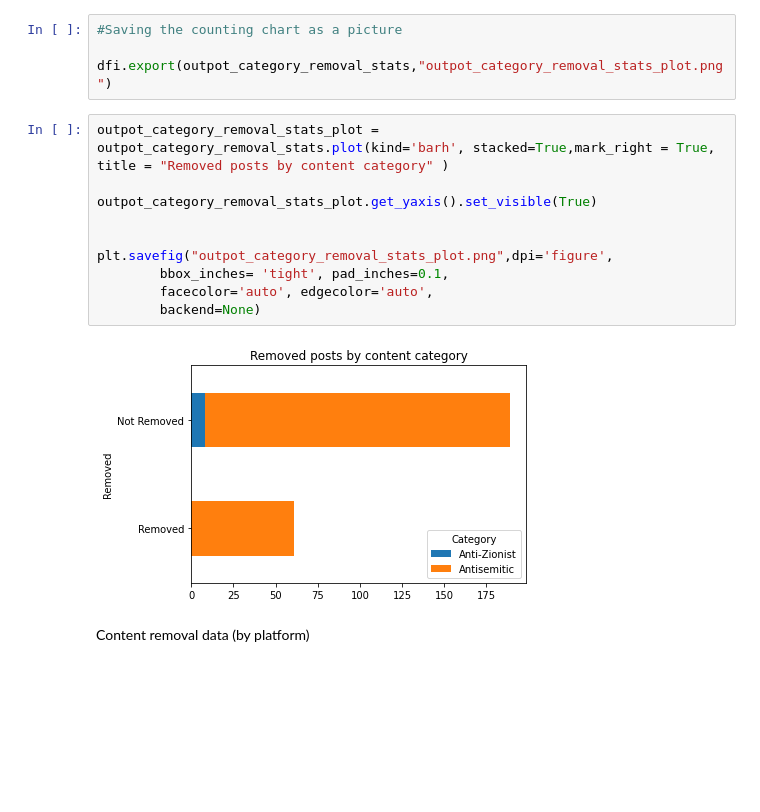
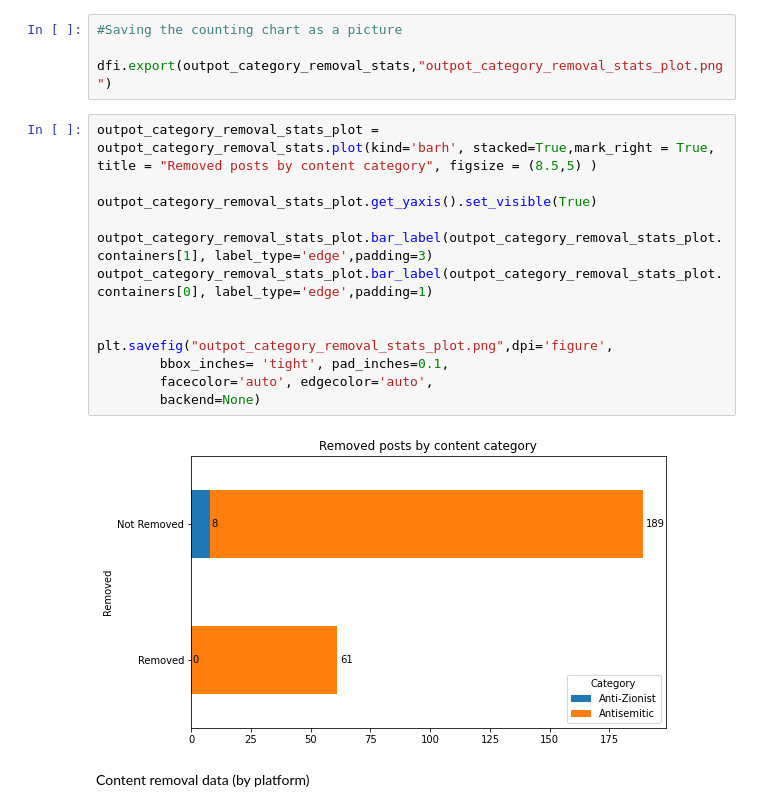
Before and after one commit to zackb124/Data-analysis-project-FOA, a Jupyter notebook: inner organization report/Inner organization report.ipynb, the cells around one changed output. Cells and saved outputs as stored; diff of their text form; blank space fills up the shorter version.

```diff
--- a/inner organization report/Inner organization report.ipynb
+++ b/inner organization report/Inner organization report.ipynb
@@ -103,17 +104,20 @@ outpot_category_removal_stats= new_df.groupby(['Removed', 'Category'])['Category
 
 dfi.export(outpot_category_removal_stats,"outpot_category_removal_stats_plot.png")
 # %%
-outpot_category_removal_stats_plot = outpot_category_removal_stats.plot(kind='barh', stacked=True,mark_right = True, title = "Removed posts by content category" )
+outpot_category_removal_stats_plot = outpot_category_removal_stats.plot(kind='barh', stacked=True,mark_right = True, title = "Removed posts by content category", figsize = (8.5,5) )
 
 outpot_category_removal_stats_plot.get_yaxis().set_visible(True)
+
+outpot_category_removal_stats_plot.bar_label(outpot_category_removal_stats_plot.containers[1], label_type='edge',padding=3)
+outpot_category_removal_stats_plot.bar_label(outpot_category_removal_stats_plot.containers[0], label_type='edge',padding=1)
 
 
 plt.savefig("outpot_category_removal_stats_plot.png",dpi='figure',
         bbox_inches= 'tight', pad_inches=0.1,
         facecolor='auto', edgecolor='auto',
         backend=None)
 # %% [output]
-[figure, old version]
+[figure, new version]
 # %% [markdown]
 Content removal data (by platform)
 # %%
```
Also changed, not shown: parts of 5 cells of this notebook, 12 other files.
